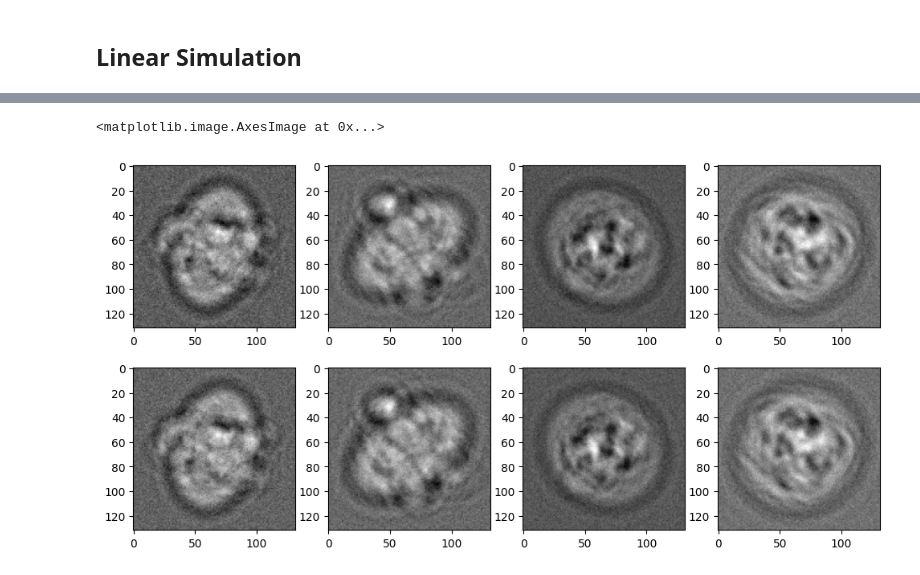
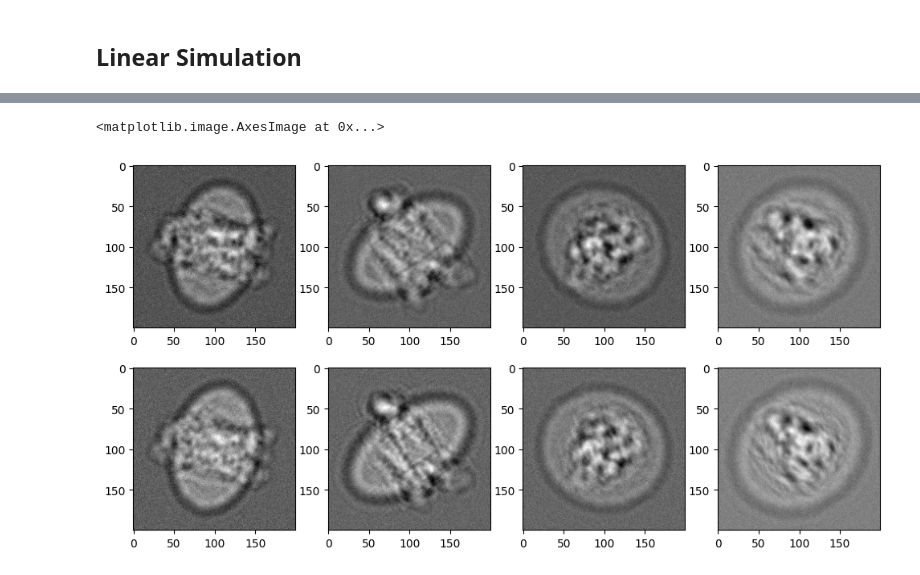
Before and after one commit to h-alvarenga/simSPI, a Jupyter notebook: notebooks/mpmodel_tutorial.ipynb, the cells around one changed output, grey strips where cells are left out. Cells and saved outputs as stored; diff of their text form; code cells hidden in the pictures.

```diff
--- a/notebooks/mpmodel_tutorial.ipynb
+++ b/notebooks/mpmodel_tutorial.ipynb
@@ -378,18 +375,18 @@ ValueError: could not convert string to float: 'ground_truth'
 # %%
-proj1 = torch.load(f"{proj_folder}/ground_truth.npy")
-proj2 = torch.load(f"{proj_folder}/84.755.npy")
+proj1 = torch.load(f"{proj_folder}/50.656.npy")
+proj2 = torch.load(f"{proj_folder}/66.061.npy")
 #proj3 = torch.load(f"{root_dir}compSPI_fork/simSPI/notebooks/outputs/projections/7wsn/experiment_3/7wsn_abc_36.193432428890794.npy")
 
 f, ax = plt.subplots(2, 4, figsize=(12, 6))
 
 ax[0,0].imshow(proj1[0, 0],cmap='gray')
 ax[0,1].imshow(proj1[10, 0],cmap='gray')
 ax[0,2].imshow(proj1[16, 0],cmap='gray')
 ax[0,3].imshow(proj1[19, 0],cmap='gray')
 ax[1,0].imshow(proj2[0, 0],cmap='gray')
 ax[1,1].imshow(proj2[10, 0],cmap='gray')
 ax[1,2].imshow(proj2[16, 0],cmap='gray')
 ax[1,3].imshow(proj2[19, 0],cmap='gray')
 # %% [output]
 <matplotlib.image.AxesImage at 0x...>
-[figure, old version]
+[figure, new version]
```
Also changed, not shown: parts of 9 cells of this notebook, 21 other files.
